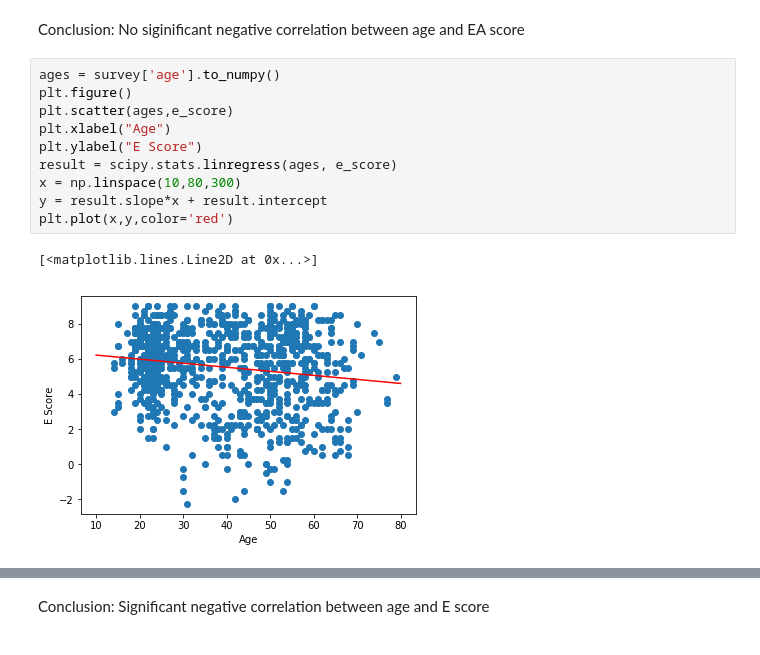
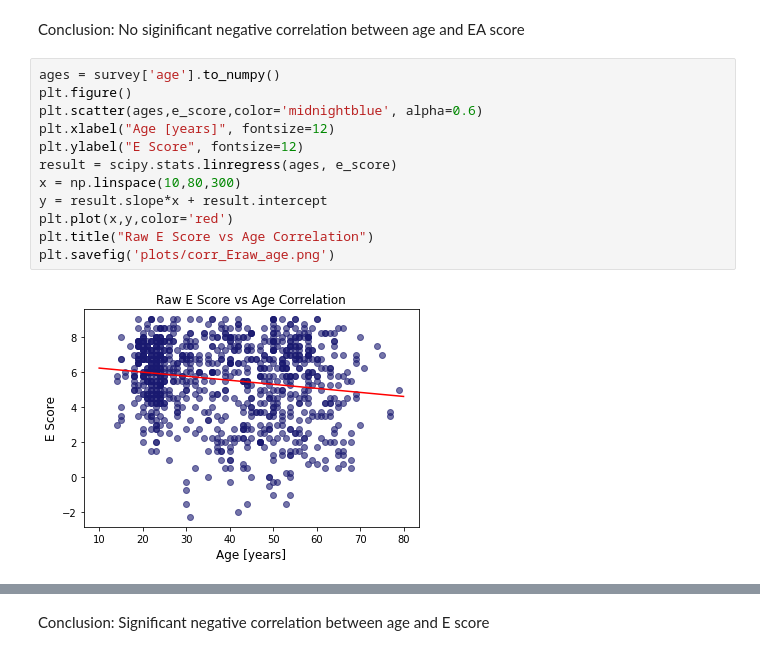
Before and after one commit to liliaellouz/empathy-analysis, a Jupyter notebook: Data_Analysis.ipynb, the cells around one changed output, grey strips where cells are left out. Drawn from its saved outputs; the diff is of its cells as text.

```diff
--- a/Data_Analysis.ipynb
+++ b/Data_Analysis.ipynb
@@ -350,16 +359,17 @@ Conclusion: No siginificant negative correlation between age and EA score
 # %%
 ages = survey['age'].to_numpy()
 plt.figure()
-plt.scatter(ages,e_score)
-plt.xlabel("Age")
-plt.ylabel("E Score")
+plt.scatter(ages,e_score,color='midnightblue', alpha=0.6)
+plt.xlabel("Age [years]", fontsize=12)
+plt.ylabel("E Score", fontsize=12)
 result = scipy.stats.linregress(ages, e_score)
 x = np.linspace(10,80,300)
 y = result.slope*x + result.intercept
 plt.plot(x,y,color='red')
+plt.title("Raw E Score vs Age Correlation")
+plt.savefig('plots/corr_Eraw_age.png')
 # %% [output]
-[<matplotlib.lines.Line2D at 0x...>]
-[figure, old version]
+[figure, new version]
 # %%
 print(result.rvalue)
 print(result.pvalue)
```
Also changed, not shown: parts of 22 cells of this notebook, 14 other files.
